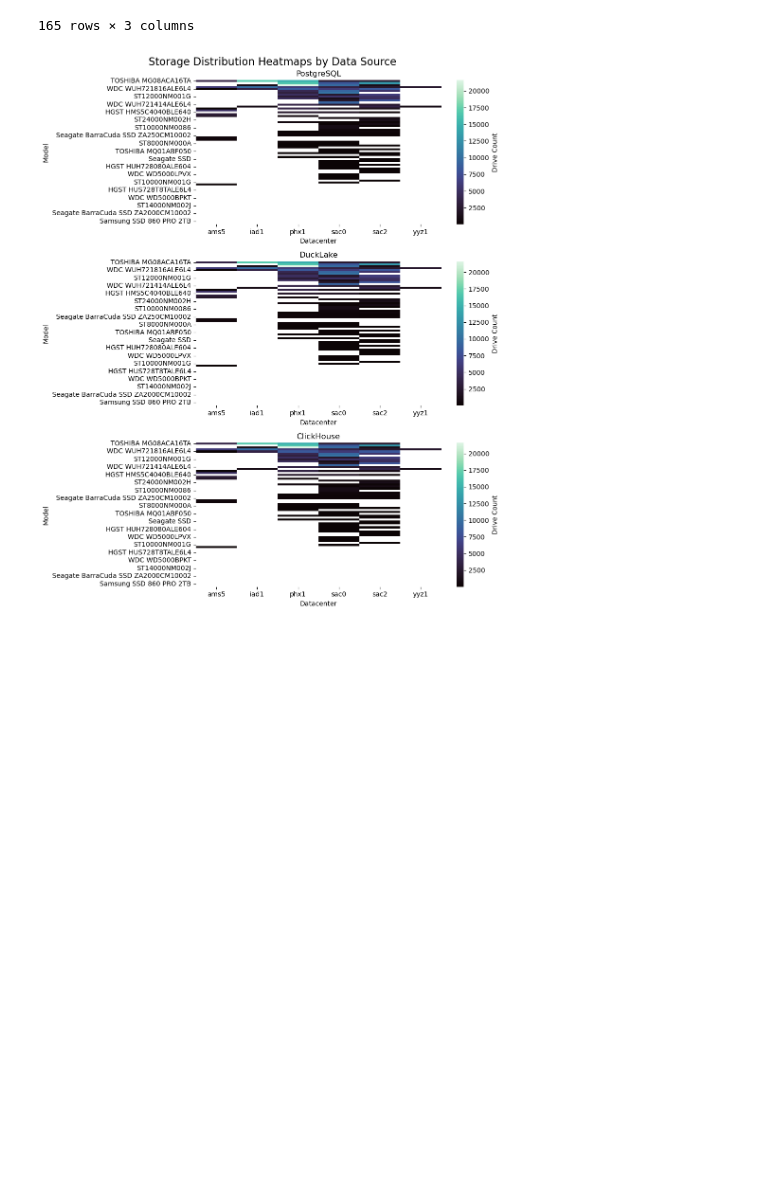
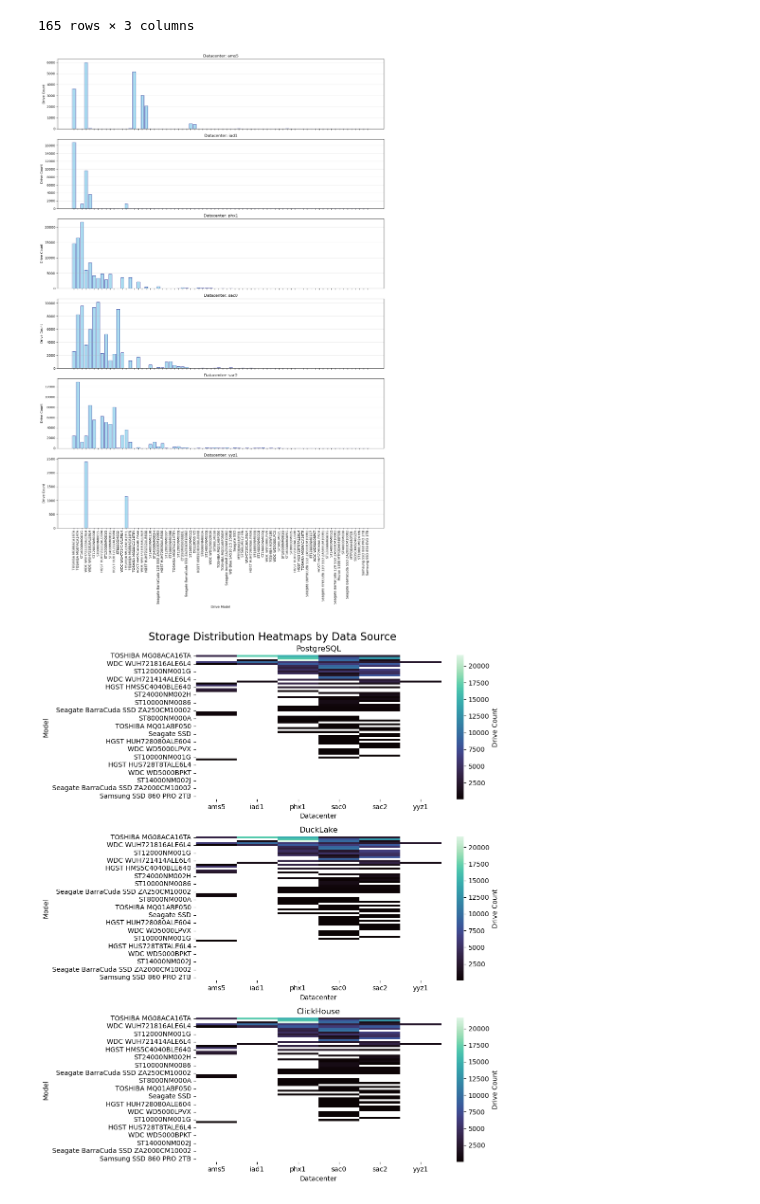
Before and after one commit to Serikuly-Miras/lab, a Jupyter notebook: notebooks/local/backblaze_hard_drive_data/4_query_some_data.ipynb, the cells around one changed output. Drawn from its saved outputs; the diff is of its cells as text; code cells hidden in the pictures; blank space fills up the shorter version.

Commit message:
feat(notebooks) added drives hist plot

```diff
--- a/notebooks/local/backblaze_hard_drive_data/4_query_some_data.ipynb
+++ b/notebooks/local/backblaze_hard_drive_data/4_query_some_data.ipynb
@@ -409,6 +409,40 @@ Wall time: 13.9 ms
 | 163 | WDC WD5000LPVX | sac2 | 1 |
 | 164 | WDC WD5000BPKT | sac2 | 1 |
 165 rows × 3 columns
+# %%
+drive_models = drive_count_per_model_datacenter_dl.groupby(
+    'model')['drive_count'].sum().sort_values(ascending=False)
+
+datacenters = sorted(
+    drive_count_per_model_datacenter_dl['datacenter'].unique())
+
+fig, axes = plt.subplots(len(datacenters), 1, figsize=(
+    15, 4 * len(datacenters)), sharex=True)
+
+for i, datacenter in enumerate(datacenters):
+    dc_data = drive_count_per_model_datacenter_dl[
+        drive_count_per_model_datacenter_dl['datacenter'] == datacenter]
+
+    model_counts = {}
+    for model in drive_models.index:
+        count = dc_data[dc_data['model'] == model]['drive_count'].sum()
+        model_counts[model] = count
+
+    models = list(model_counts.keys())
+    counts = list(model_counts.values())
+
+    axes[i].bar(models, counts, color='skyblue', edgecolor='navy', alpha=0.7)
+    axes[i].set_title(f'Datacenter: {datacenter}')
+    axes[i].set_ylabel('Drive Count')
+    axes[i].grid(axis='y', alpha=0.3)
+    axes[i].tick_params(axis='x', rotation=90)
+
+axes[-1].set_xlabel('Drive Model')
+
+plt.tight_layout()
+plt.show()
+# %% [output]
+[figure, added]
 # %%
 fig, axes = plt.subplots(3, 1, figsize=(10, 12))
 fig.suptitle('Storage Distribution Heatmaps by Data Source', fontsize=16)
```
Also changed, not shown: parts of 1 cell of this notebook.
